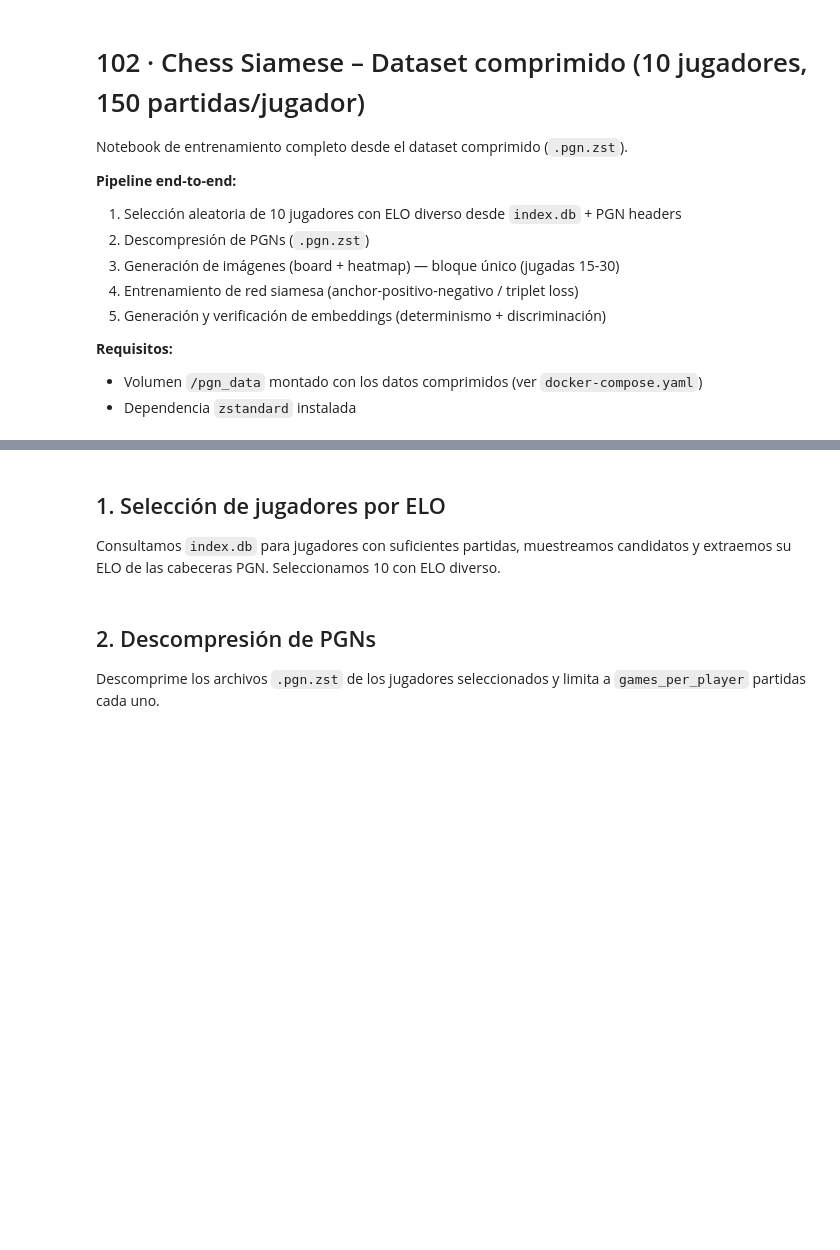
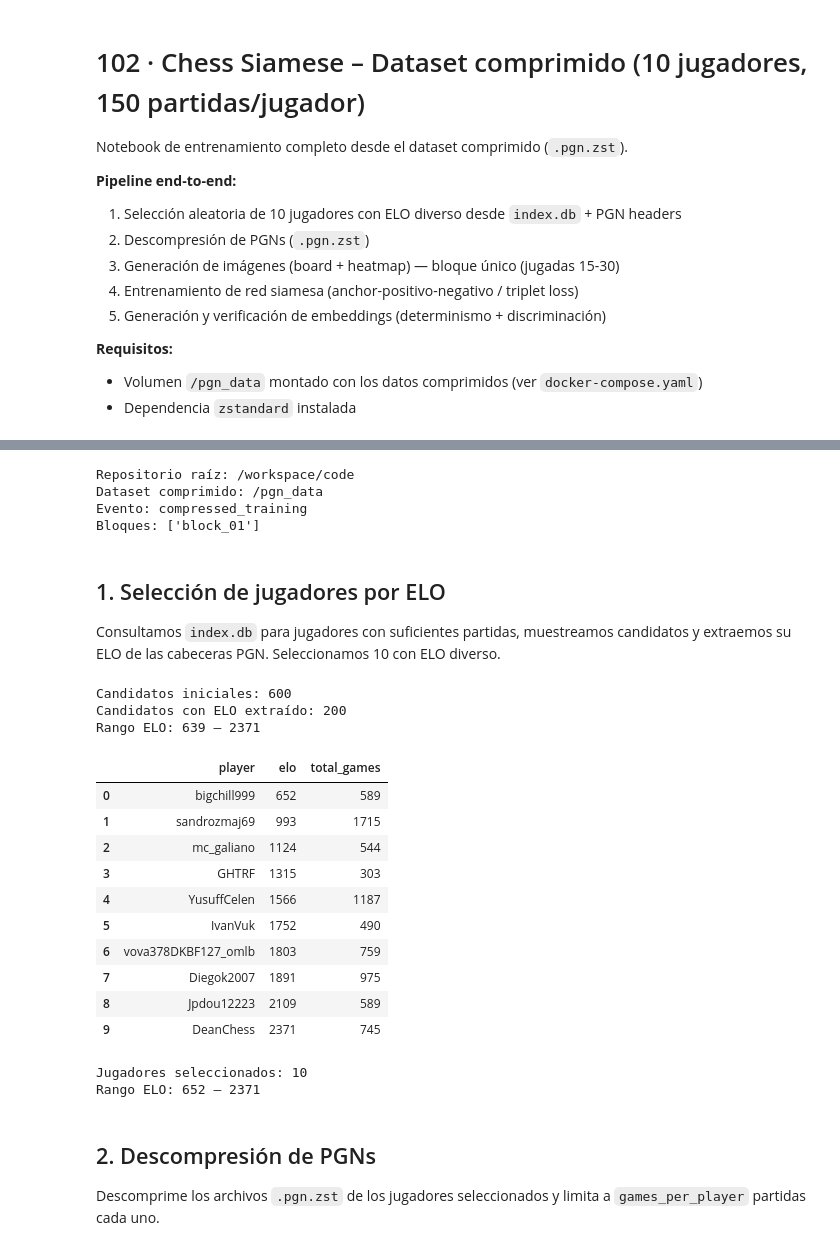
Before and after one commit to andrewyernau/tfe_chess_stylometry, a Jupyter notebook: labs/notebooks/102_chess_siamese_compressed.ipynb, the cells around one changed output, grey strips where cells are left out. Cells and saved outputs as stored; diff of their text form; code cells hidden in the pictures; blank space fills up the shorter version.

```diff
--- a/labs/notebooks/102_chess_siamese_compressed.ipynb
+++ b/labs/notebooks/102_chess_siamese_compressed.ipynb
@@ -94,7 +109,7 @@ CONFIG = {
     "triplets_per_epoch": 8192,
     "val_triplets": 2048,
     "batch_size": 24,
-    "epochs": 100,
+    "epochs": 2000,
     "margin": 0.1,
     "learning_rate": 1e-5,
     "embedding_cache_dir": LABS_DIR / "dataset" / "embedding_102",
@@ -113,6 +128,11 @@ print(f"Repositorio raíz: {REPO_ROOT}")
 print(f"Dataset comprimido: {PGN_DATA_DIR}")
 print(f"Evento: {CONFIG['event_name']}")
 print(f"Bloques: {BLOCK_LABELS}")
+# %% [output]
+Repositorio raíz: /workspace/code
+Dataset comprimido: /pgn_data
+Evento: compressed_training
+Bloques: ['block_01']
 # %% [markdown]
 ## 1. Selección de jugadores por ELO
 
@@ -137,10 +157,10 @@ def find_zst_path(player_name: str) -> Optional[Path]:
 def extract_elo_from_zst(zst_path: Path, max_bytes: int = 50_000) -> Optional[int]:
     """Extrae el ELO mediano de las primeras partidas de un archivo comprimido."""
     try:
+        dctx = zstd.ZstdDecompressor()
         with open(zst_path, "rb") as f:
-            dctx = zstd.ZstdDecompressor()
-            raw = f.read()
-            text = dctx.decompress(raw, max_output_size=max_bytes).decode("utf-8", errors="replace")
+            reader = dctx.stream_reader(f)
+            text = reader.read(max_bytes).decode("utf-8", errors="replace")
 
         elos = []
         for line in text.split("\n"):
@@ -211,33 +231,50 @@ def select_diverse_elo_players(
             break
         bin_players = df[df["elo_bin"] == b]
         chosen = bin_players.sample(1, random_state=seed).iloc[0]
         selected.append(chosen)
 
     # Si no hay suficientes bins, rellenar con aleatorios no repetidos
     if len(selected) < num_players:
         remaining = df[~df["player"].isin([s["player"] for s in selected])]
         extra = remaining.sample(
             min(num_players - len(selected), len(remaining)),
             random_state=seed,
         )
         for _, row in extra.iterrows():
             selected.append(row)
 
     result = pd.DataFrame(selected).sort_values("elo").reset_index(drop=True)
     return result
 
 
 selected_players_df = select_diverse_elo_players(
     num_players=CONFIG["players_count"],
     min_games=CONFIG["min_games_in_db"],
     seed=CONFIG["seed"],
 )
 SELECTED_PLAYERS = selected_players_df["player"].tolist()
 PLAYER_ELO = dict(zip(selected_players_df["player"], selected_players_df["elo"]))
 
 display(selected_players_df[["player", "elo", "total_games"]])
 print(f"\nJugadores seleccionados: {len(SELECTED_PLAYERS)}")
 print(f"Rango ELO: {selected_players_df['elo'].min()} – {selected_players_df['elo'].max()}")
+# %% [output]
+Candidatos iniciales: 600
+Candidatos con ELO extraído: 200
+Rango ELO: 639 – 2371
+|  | player | elo | total_games |
+| 0 | bigchill999 | 652 | 589 |
+| 1 | sandrozmaj69 | 993 | 1715 |
+| 2 | mc_galiano | 1124 | 544 |
+| 3 | GHTRF | 1315 | 303 |
+| 4 | YusuffCelen | 1566 | 1187 |
+| 5 | IvanVuk | 1752 | 490 |
+| 6 | vova378DKBF127_omlb | 1803 | 759 |
+| 7 | Diegok2007 | 1891 | 975 |
+| 8 | Jpdou12223 | 2109 | 589 |
+| 9 | DeanChess | 2371 | 745 |
+Jugadores seleccionados: 10
+Rango ELO: 652 – 2371
 # %% [markdown]
 ## 2. Descompresión de PGNs
 
```
Also changed, not shown: parts of 2 cells of this notebook.
